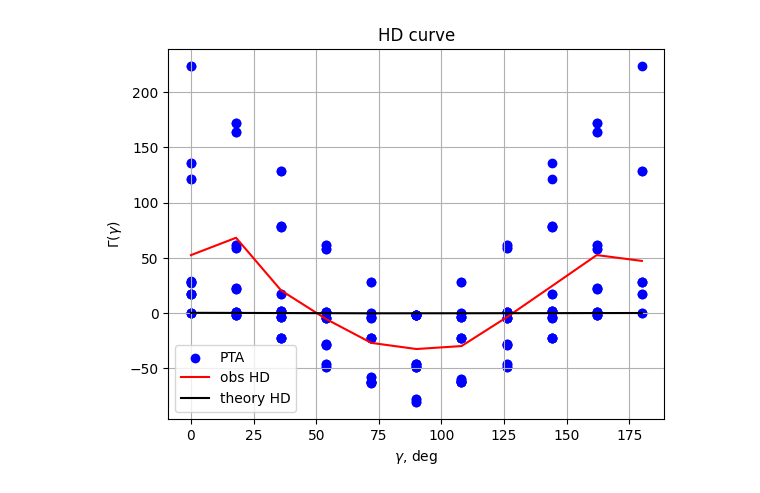
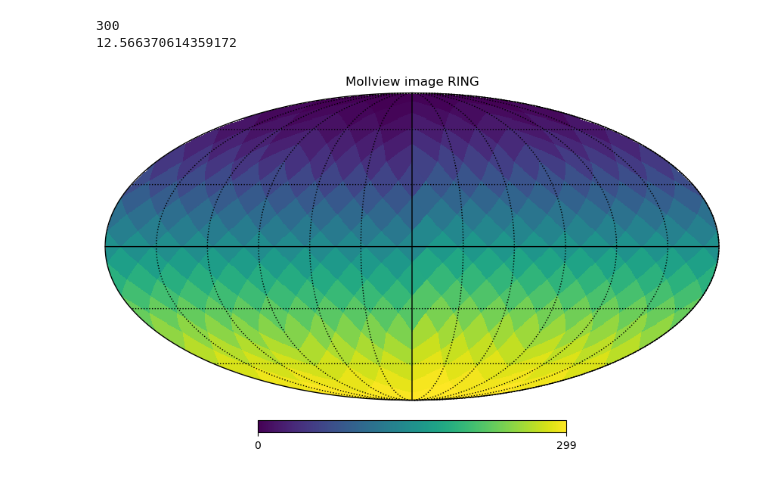
Before and after one commit to arikallis-j/pta-sim, a Jupyter notebook: paper.ipynb, the cells around one changed output. Saved outputs shown, nothing was run; the diff lists cells and outputs as text; code cells hidden in the pictures.

```diff
--- a/paper.ipynb
+++ b/paper.ipynb
@@ -6,4 +1,22 @@ grid = pta.Grid(N_ph=100, N_th=100, N_t=1000, N_f=10, N_batch=10)
-# %%
-grid.plot_HD_curve(pa, gw, key='obs')
-# %% [output]
-[figure, removed]
+# %%
+import healpy as hp
+import numpy as np
+
+nside = 5
+npix = hp.nside2npix(nside)
+print(npix)
+theta, phi = hp.pix2ang(nside, np.arange(npix))
+
+dOmega = 4*np.pi / npix
+
+S_int = np.sum(dOmega + theta * 0)
+print(S_int)
+# %% [output]
+300
+12.566370614359172
+# %%
+m = np.arange(npix)
+hp.mollview(m, title="Mollview image RING")
+hp.graticule()
+# %% [output]
+[figure, added]
```
Also changed, not shown: parts of 7 cells of this notebook, 23 other files.
